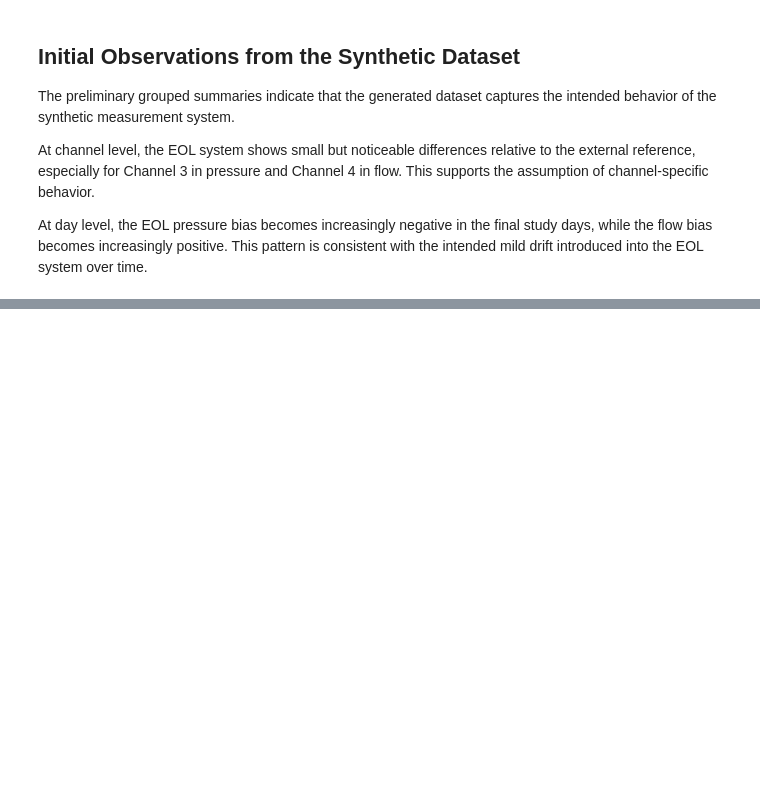
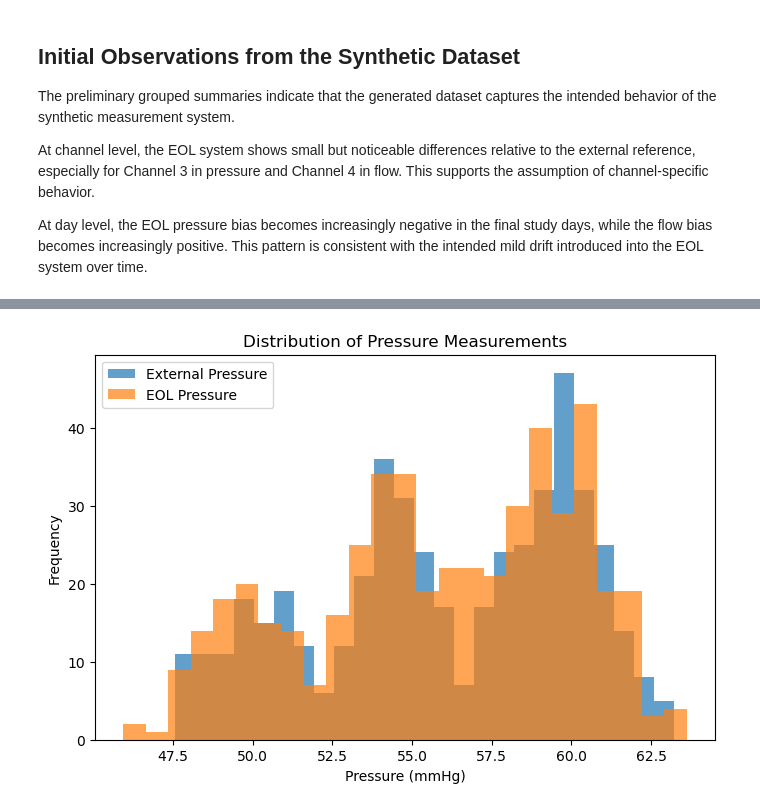
Before and after one commit to simonsvp/EOL-Measurement-System-Analysis-with-ANOVA-and-Decision-Risk, a Jupyter notebook: measurement_system_analysis.ipynb, the cells around one changed output, grey strips where cells are left out. Drawn from its saved outputs; the diff is of its cells as text; code cells hidden in the pictures; blank space fills up the shorter version.

Commit message:
Validate dataset and add first exploratory data analysis

```diff
--- a/measurement_system_analysis.ipynb
+++ b/measurement_system_analysis.ipynb
@@ -563,0 +575,7 @@ At day level, the EOL pressure bias becomes increasingly negative in the final s
+# %%
+import pandas as pd
+import numpy as np
+import matplotlib.pyplot as plt
+
+df = pd.read_csv("synthetic_eol_measurement_data.csv")
+df.head()
@@ -563,0 +726,11 @@ At day level, the EOL pressure bias becomes increasingly negative in the final s
+# %%
+plt.figure(figsize=(8, 5))
+plt.hist(df["ext_pressure_mmhg"], bins=25, alpha=0.7, label="External Pressure")
+plt.hist(df["eol_pressure_mmhg"], bins=25, alpha=0.7, label="EOL Pressure")
+plt.xlabel("Pressure (mmHg)")
+plt.ylabel("Frequency")
+plt.title("Distribution of Pressure Measurements")
+plt.legend()
+plt.show()
+# %% [output]
+[figure, added]
```
Also changed, not shown: parts of 26 cells of this notebook.
